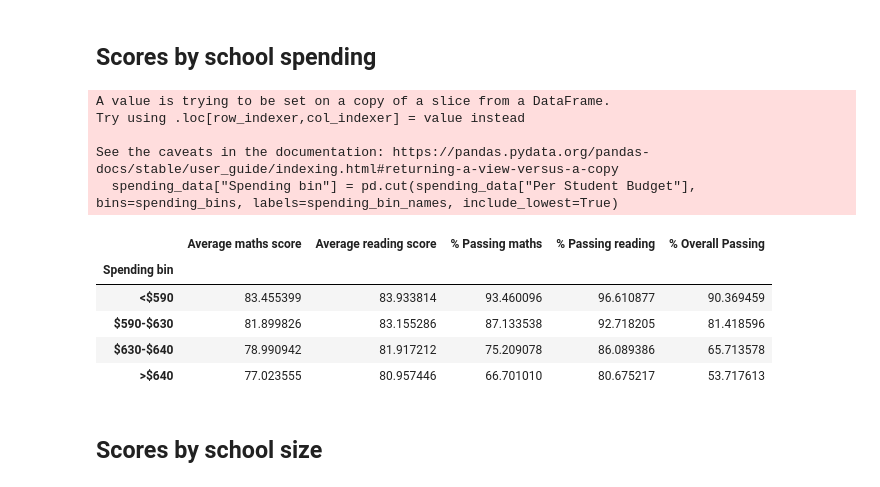
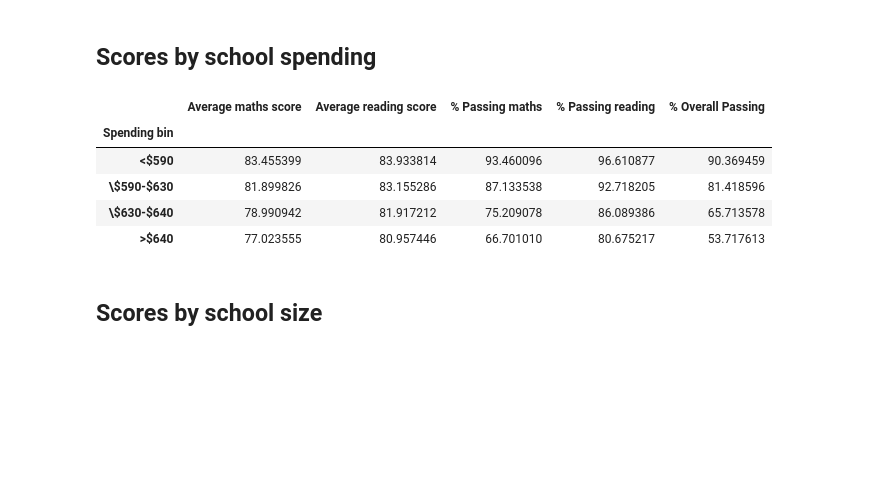
Before and after one commit to TomHOldershaw/Pandas-Challenge, a Jupyter notebook: PyCitySchools/PyCitySchools.ipynb, the cells around one changed output. Cells and saved outputs as stored; diff of their text form; code cells hidden in the pictures; blank space fills up the shorter version.

```diff
--- a/PyCitySchools/PyCitySchools.ipynb
+++ b/PyCitySchools/PyCitySchools.ipynb
@@ -297,28 +309,30 @@ Scores by school spending
 # %%
 #Define bins
 #Bins based on quartiles, rounded to nearest ten dollars
 spending_bins = [0, 590, 630, 640, 1000]
-spending_bin_names = ["<$590", "$590-$630", "$630-$640", ">$640"]
+spending_bin_names = ["<$590", "\$590-$630", "\$630-$640", ">$640"]
 
 #Select data
-spending_data = school_summary[["Per Student Budget", "Average maths score", "Average reading score", "% Passing maths", "% Passing reading", "% Overall Passing"]]
+spending_data = pd.DataFrame(
+                    {"Per Student Budget": school_student_budget,
+                     "Average maths score": school_average_maths, "Average reading score": school_average_reading,
+                     "% Passing maths": school_pass_maths, "% Passing reading": school_pass_reading,
+                     "% Overall Passing": school_pass_overall})
+
+#spending_data = school_summary[["Per Student Budget", "Average maths score", "Average reading score", "% Passing maths", "% Passing reading", "% Overall Passing"]]
+spending_data["Per Student Budget"] = school_student_budget
 
 #Bin data
 spending_data["Spending bin"] = pd.cut(spending_data["Per Student Budget"], bins=spending_bins, labels=spending_bin_names, include_lowest=True)
 spending_data_binned = spending_data.groupby("Spending bin").mean()
 spending_data_binned = spending_data_binned.drop("Per Student Budget", axis=1)
 spending_data_binned
 # %% [output]
-A value is trying to be set on a copy of a slice from a DataFrame.
-Try using .loc[row_indexer,col_indexer] = value instead
-
-See the caveats in the documentation: https://pandas.pydata.org/pandas-docs/stable/user_guide/indexing.html#returning-a-view-versus-a-copy
-  spending_data["Spending bin"] = pd.cut(spending_data["Per Student Budget"], bins=spending_bins, labels=spending_bin_names, include_lowest=True)
 |  | Average maths score | Average reading score | % Passing maths | % Passing reading | % Overall Passing |
 | Spending bin |  |  |  |  |  |
 | <$590 | 83.455399 | 83.933814 | 93.460096 | 96.610877 | 90.369459 |
-| $590-$630 | 81.899826 | 83.155286 | 87.133538 | 92.718205 | 81.418596 |
-| $630-$640 | 78.990942 | 81.917212 | 75.209078 | 86.089386 | 65.713578 |
+| \$590-$630 | 81.899826 | 83.155286 | 87.133538 | 92.718205 | 81.418596 |
+| \$630-$640 | 78.990942 | 81.917212 | 75.209078 | 86.089386 | 65.713578 |
 | >$640 | 77.023555 | 80.957446 | 66.701010 | 80.675217 | 53.717613 |
 # %% [markdown]
 Scores by school size
```
Also changed, not shown: parts of 8 cells of this notebook.
